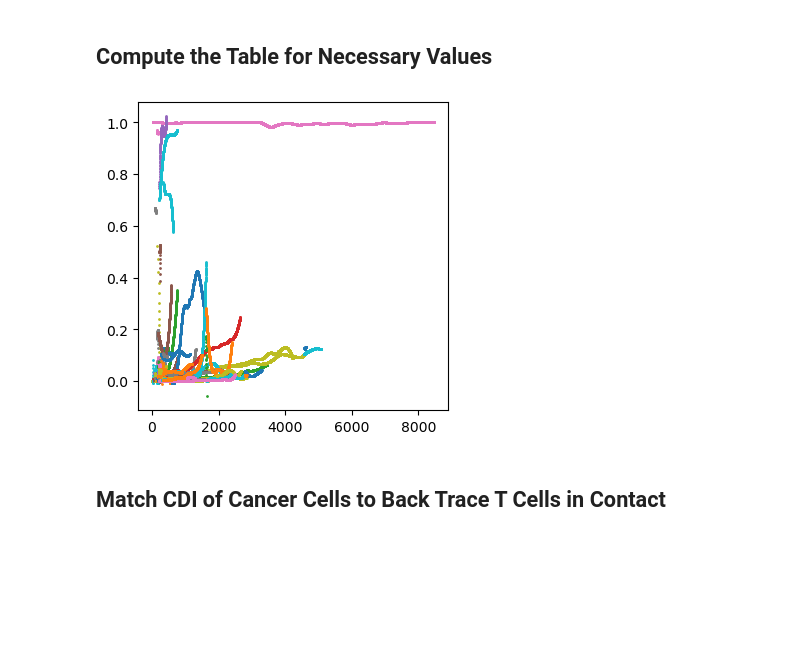
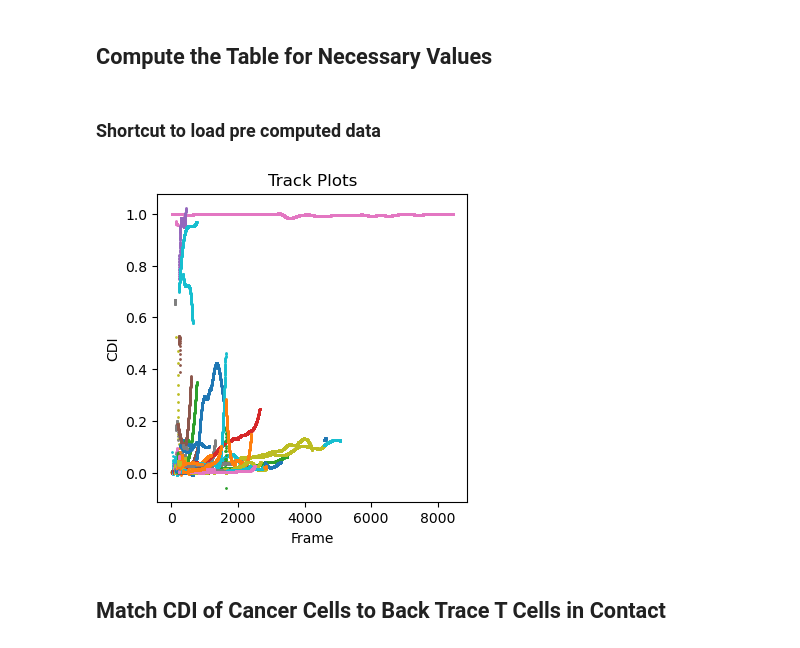
Before and after one commit to bpi-oxford/Cytotoxicity-Pipeline, a Jupyter notebook: notebooks/example_13.ipynb, the cells around one changed output. Cells and saved outputs as stored; diff of their text form; code cells hidden in the pictures; blank space fills up the shorter version.

```diff
--- a/notebooks/example_13.ipynb
+++ b/notebooks/example_13.ipynb
@@ -47,6 +47,8 @@ cancer_ddf
 # %%
 
 cancer_ddf.to_csv("./tmp/cancer.csv",index=False)
+# %% [markdown]
+### Shortcut to load pre computed data
 # %%
 tcell_ddf = dd.read_csv("./tmp/tcell.csv/*.part")
 cancer_ddf = dd.read_csv("./tmp/cancer.csv/*.part")
@@ -56,10 +58,14 @@ cancer_df = cancer_ddf.compute()
 # %%
 fig, axs = plt.subplots(1,1,figsize=(4,4))
 
+axs.set_title("Track Plots")
+axs.set_xlabel("Frame")
+axs.set_ylabel("CDI")
+
 for i in range(500):
     axs.scatter(cancer_df[cancer_df["track_id"]==i]["frame"],cancer_df[cancer_df["track_id"]==i]["CDI_smoothed"],s=1)
 # %% [output]
-[figure, old version]
+[figure, new version]
 # %% [markdown]
 ## Match CDI of Cancer Cells to Back Trace T Cells in Contact
 # %%
```
Also changed, not shown: parts of 25 cells of this notebook.
